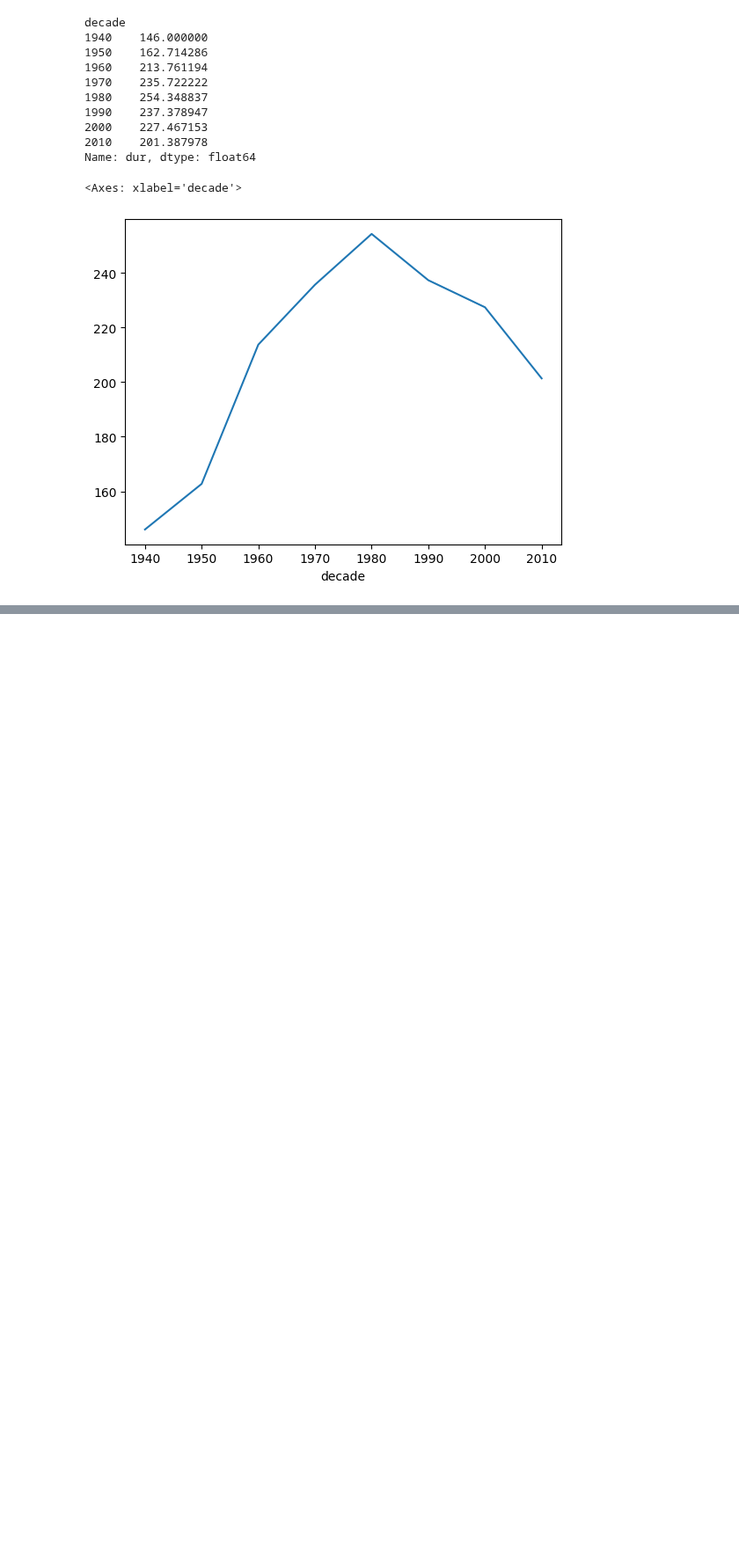
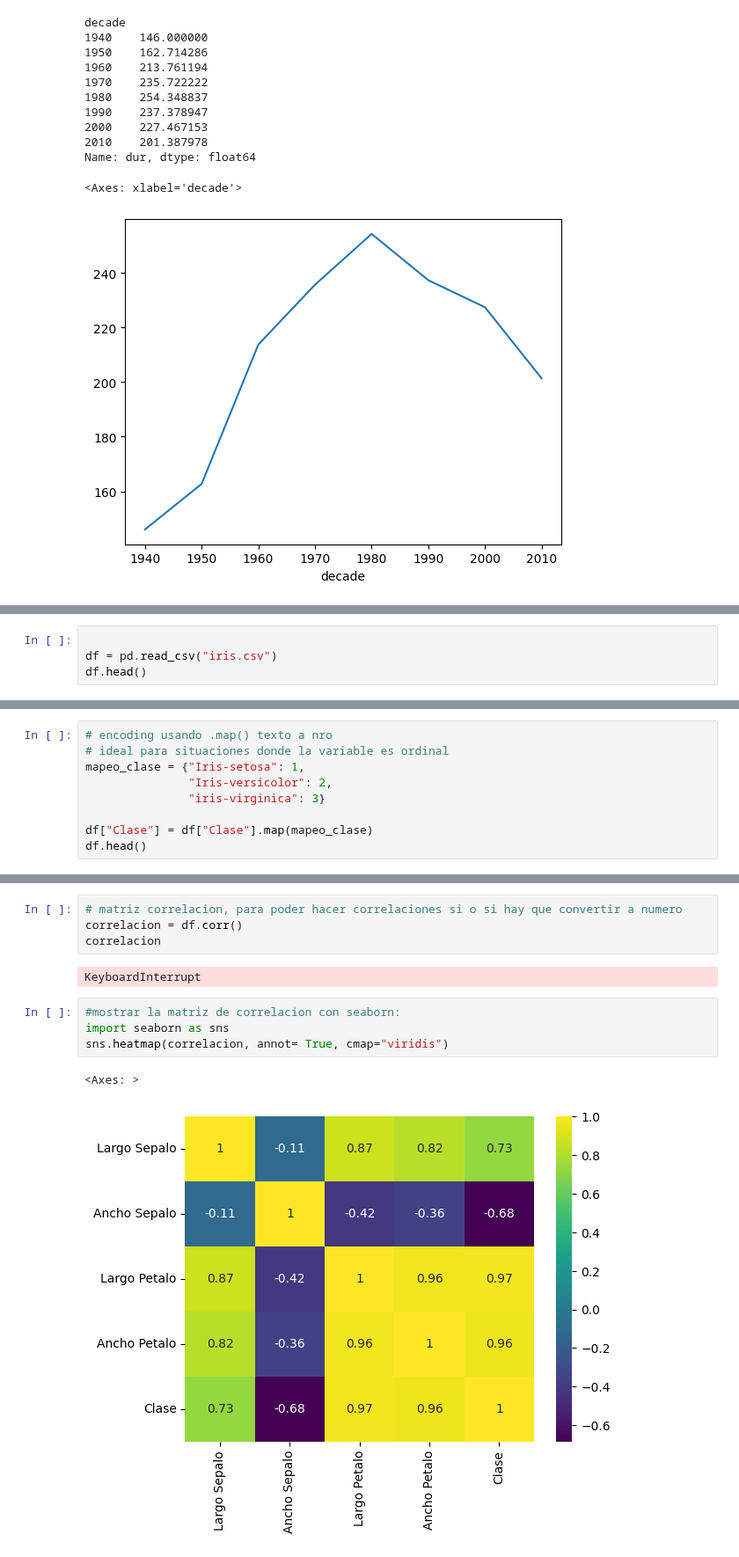
Before and after one commit to ceciorosco/Cecilia-Repositorio, a Jupyter notebook: Modulo_3/ejercicios_modulo_3.ipynb, the cells around one changed output, grey strips where cells are left out. Shown at 88% size. Drawn from its saved outputs; the diff is of its cells as text; blank space fills up the shorter version.

```diff
--- a/Modulo_3/ejercicios_modulo_3.ipynb
+++ b/Modulo_3/ejercicios_modulo_3.ipynb
@@ -587,0 +909,4 @@ Name: dur, dtype: float64
+# %%
+
+df = pd.read_csv("iris.csv")
+df.head()
@@ -587,0 +928,9 @@ Name: dur, dtype: float64
+# %%
+# encoding usando .map() texto a nro
+# ideal para situaciones donde la variable es ordinal
+mapeo_clase = {"Iris-setosa": 1,
+               "Iris-versicolor": 2,
+               "iris-virginica": 3}
+
+df["Clase"] = df["Clase"].map(mapeo_clase)
+df.head()
@@ -587,0 +944,13 @@ Name: dur, dtype: float64
+# %%
+# matriz correlacion, para poder hacer correlaciones si o si hay que convertir a numero
+correlacion = df.corr()
+correlacion
+# %% [output]
+KeyboardInterrupt
+# %%
+#mostrar la matriz de correlacion con seaborn:
+import seaborn as sns
+sns.heatmap(correlacion, annot= True, cmap="viridis")
+# %% [output]
+<Axes: >
+[figure, added]
```
Also changed, not shown: parts of 86 cells of this notebook.
